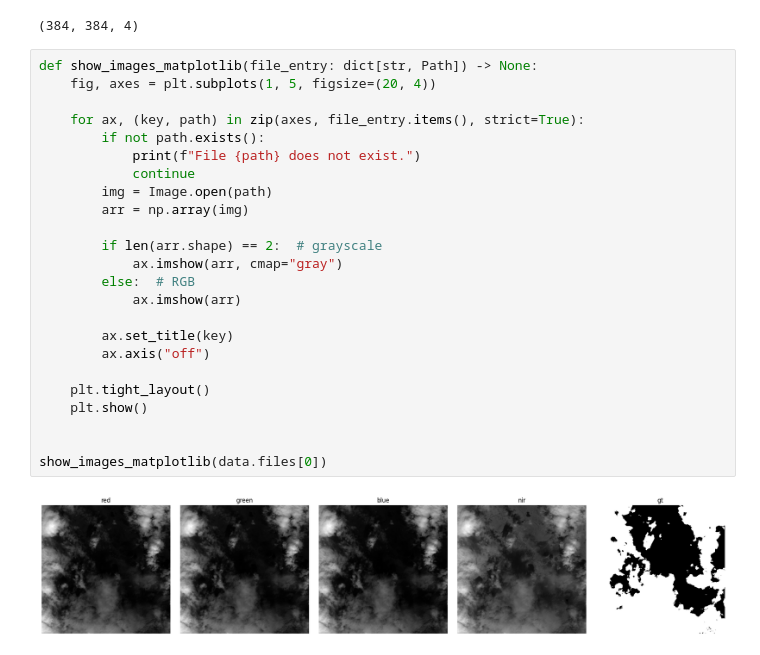
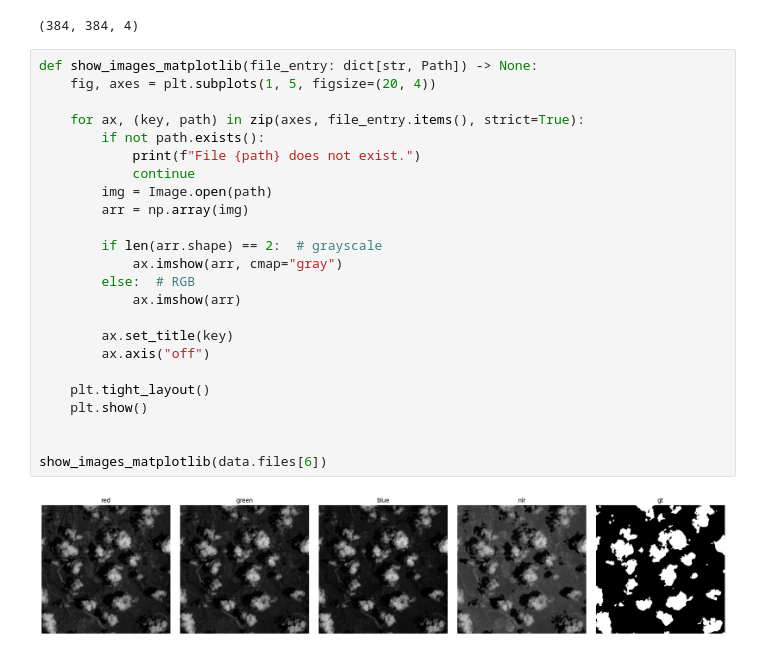
Before and after one commit to tristanGIANDO/satellite, a Jupyter notebook: satellite/model/notebook.ipynb, the cells around one changed output. Cells and saved outputs as stored; diff of their text form.

```diff
--- a/satellite/model/notebook.ipynb
+++ b/satellite/model/notebook.ipynb
@@ -114,26 +114,26 @@ data.open_as_array(0, include_nir=True).shape
 # %%
 def show_images_matplotlib(file_entry: dict[str, Path]) -> None:
     fig, axes = plt.subplots(1, 5, figsize=(20, 4))
 
     for ax, (key, path) in zip(axes, file_entry.items(), strict=True):
         if not path.exists():
             print(f"File {path} does not exist.")
             continue
         img = Image.open(path)
         arr = np.array(img)
 
         if len(arr.shape) == 2:  # grayscale
             ax.imshow(arr, cmap="gray")
         else:  # RGB
             ax.imshow(arr)
 
         ax.set_title(key)
         ax.axis("off")
 
     plt.tight_layout()
     plt.show()
 
 
-show_images_matplotlib(data.files[0])
+show_images_matplotlib(data.files[6])
 # %% [output]
-[figure, old version]
+[figure, new version]
```
Also changed, not shown: parts of 2 cells of this notebook, 4 other files.
